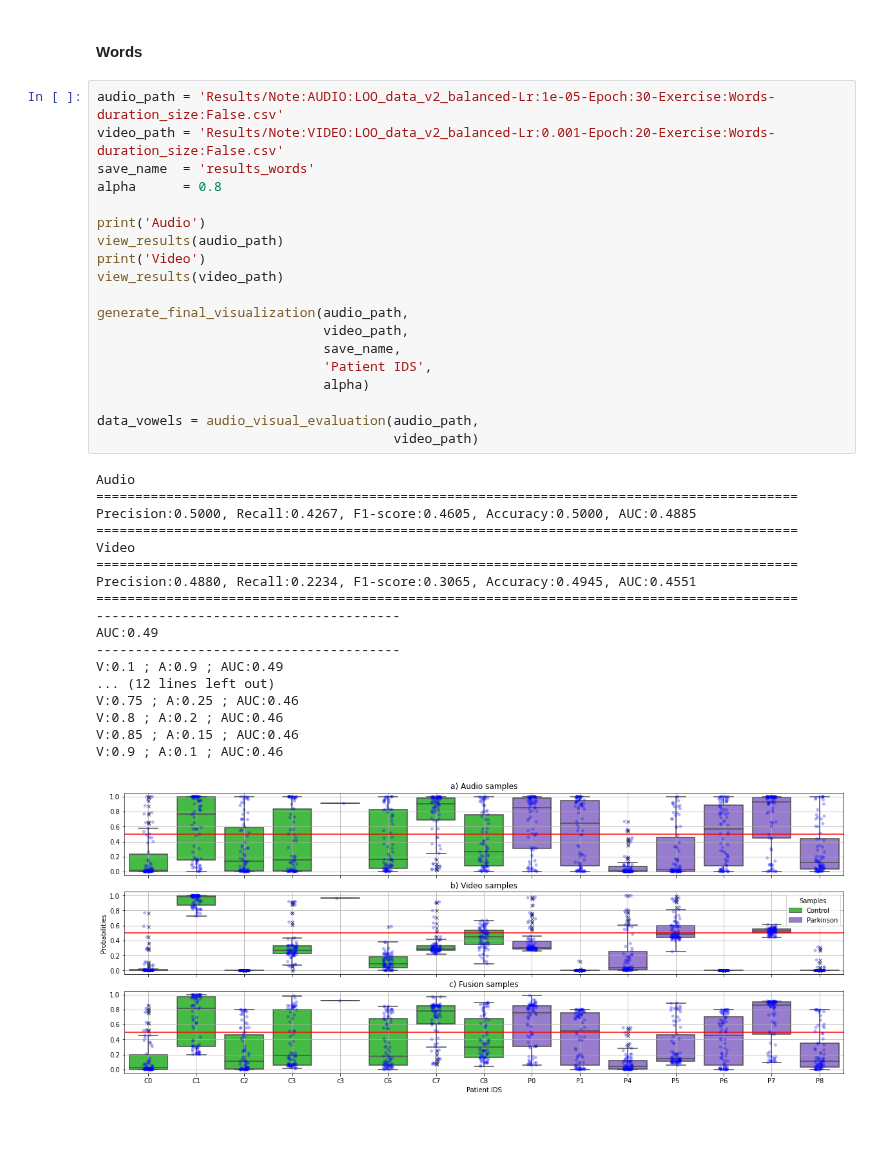
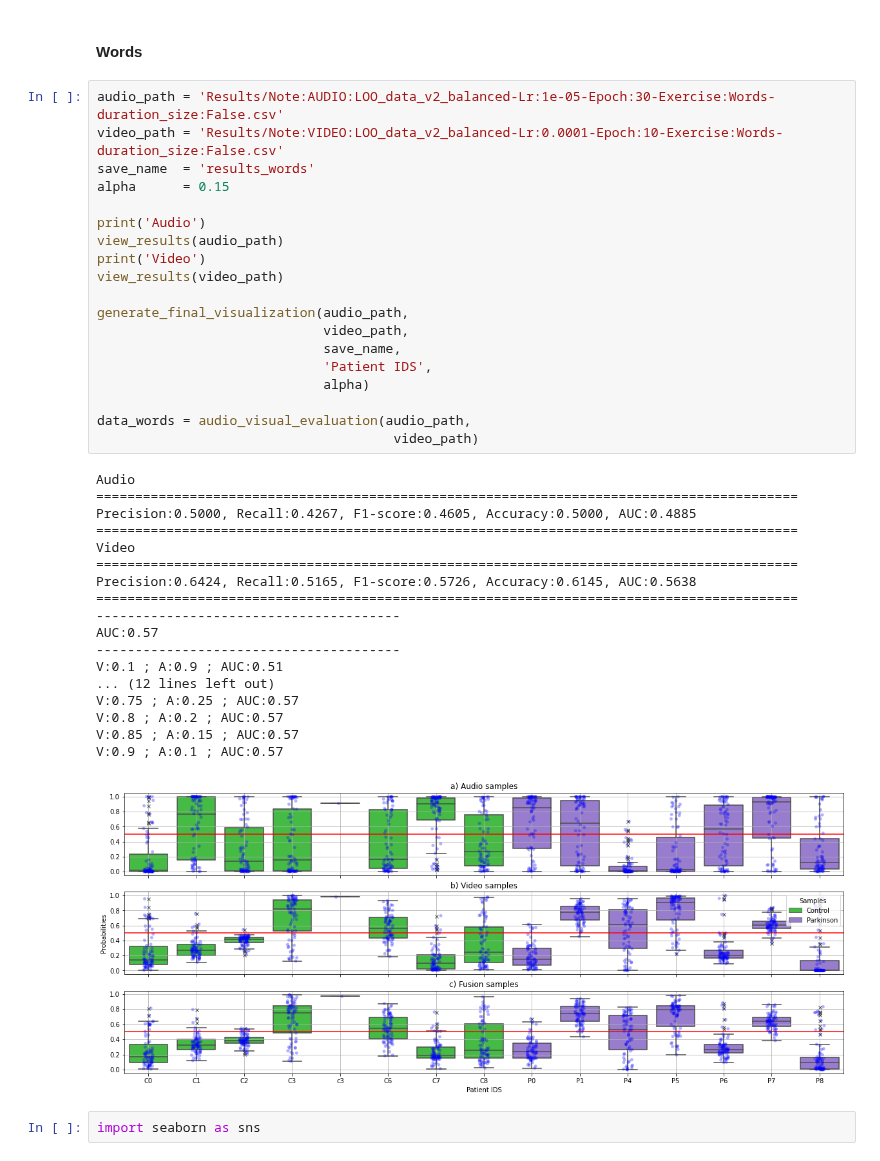
Before and after one commit to jdvalera19/Parkinson-Multimodal-Cross-Attention, a Jupyter notebook: View_result copy.ipynb, the cells around one changed output. Cells and saved outputs as stored; diff of their text form; blank space fills up the shorter version.

Commit message:
results

```diff
--- a/View_result copy.ipynb
+++ b/View_result copy.ipynb
@@ -86,39 +86,41 @@ V:0.9 ; A:0.1 ; AUC:0.57
 #### Words
 # %%
 audio_path = 'Results/Note:AUDIO:LOO_data_v2_balanced-Lr:1e-05-Epoch:30-Exercise:Words-duration_size:False.csv'
-video_path = 'Results/Note:VIDEO:LOO_data_v2_balanced-Lr:0.001-Epoch:20-Exercise:Words-duration_size:False.csv'
+video_path = 'Results/Note:VIDEO:LOO_data_v2_balanced-Lr:0.0001-Epoch:10-Exercise:Words-duration_size:False.csv'
 save_name  = 'results_words'
-alpha      = 0.8
+alpha      = 0.15
 
 print('Audio')
 view_results(audio_path)
 print('Video')
 view_results(video_path)
 
 generate_final_visualization(audio_path,
                              video_path,
                              save_name,
                              'Patient IDS',
                              alpha)
 
-data_vowels = audio_visual_evaluation(audio_path,
+data_words = audio_visual_evaluation(audio_path,
                                       video_path)
 # %% [output]
 Audio
 ==========================================================================================
 Precision:0.5000, Recall:0.4267, F1-score:0.4605, Accuracy:0.5000, AUC:0.4885
 ==========================================================================================
 Video
 ==========================================================================================
-Precision:0.4880, Recall:0.2234, F1-score:0.3065, Accuracy:0.4945, AUC:0.4551
+Precision:0.6424, Recall:0.5165, F1-score:0.5726, Accuracy:0.6145, AUC:0.5638
 ==========================================================================================
 ---------------------------------------
-AUC:0.49
+AUC:0.57
 ---------------------------------------
-V:0.1 ; A:0.9 ; AUC:0.49
+V:0.1 ; A:0.9 ; AUC:0.51
 ... (12 lines left out)
-V:0.75 ; A:0.25 ; AUC:0.46
-V:0.8 ; A:0.2 ; AUC:0.46
-V:0.85 ; A:0.15 ; AUC:0.46
-V:0.9 ; A:0.1 ; AUC:0.46
+V:0.75 ; A:0.25 ; AUC:0.57
+V:0.8 ; A:0.2 ; AUC:0.57
+V:0.85 ; A:0.15 ; AUC:0.57
+V:0.9 ; A:0.1 ; AUC:0.57
-[figure, old version]
+[figure, new version]
+# %%
+import seaborn as sns
```
Also changed, not shown: parts of 3 cells of this notebook, 1 other file.
